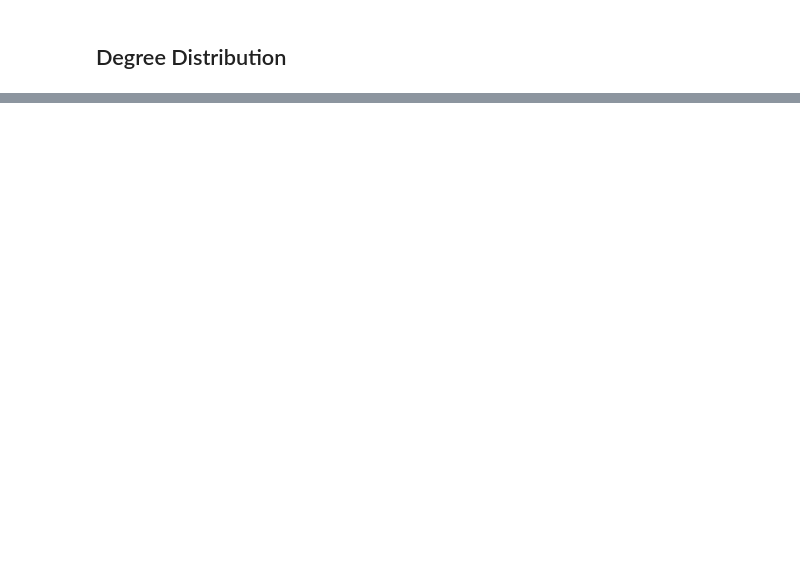
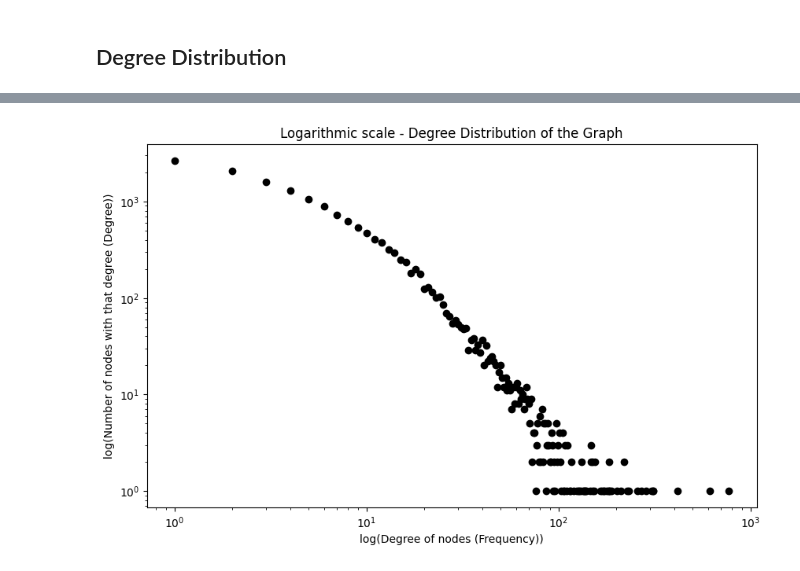
Before and after one commit to parsamlm/NetworkAnalysis, a Jupyter notebook: Step 1/measures_computation.ipynb, the cells around one changed output, grey strips where cells are left out. Saved outputs shown, nothing was run; the diff lists cells and outputs as text; code cells hidden in the pictures; blank space fills up the shorter version.

```diff
--- a/Step 1/measures_computation.ipynb
+++ b/Step 1/measures_computation.ipynb
@@ -151,0 +150,16 @@ plt.show()
+# %%
+degree_sequence = [d for n, d in new_giant_component_graph.degree()]
+degree_counts = Counter(degree_sequence)
+degrees = list(degree_counts.keys())
+counts = list(degree_counts.values())
+
+plt.figure(figsize=(10, 6))
+plt.scatter(degrees, counts, color='k')
+plt.xscale('log')
+plt.yscale('log')
+plt.xlabel('log(Degree of nodes (Frequency))')
+plt.ylabel('log(Number of nodes with that degree (Degree))')
+plt.title('Logarithmic scale - Degree Distribution of the Graph')
+plt.show()
+# %% [output]
+[figure, added]
```
Also changed, not shown: parts of 8 cells of this notebook, 2 other files.
